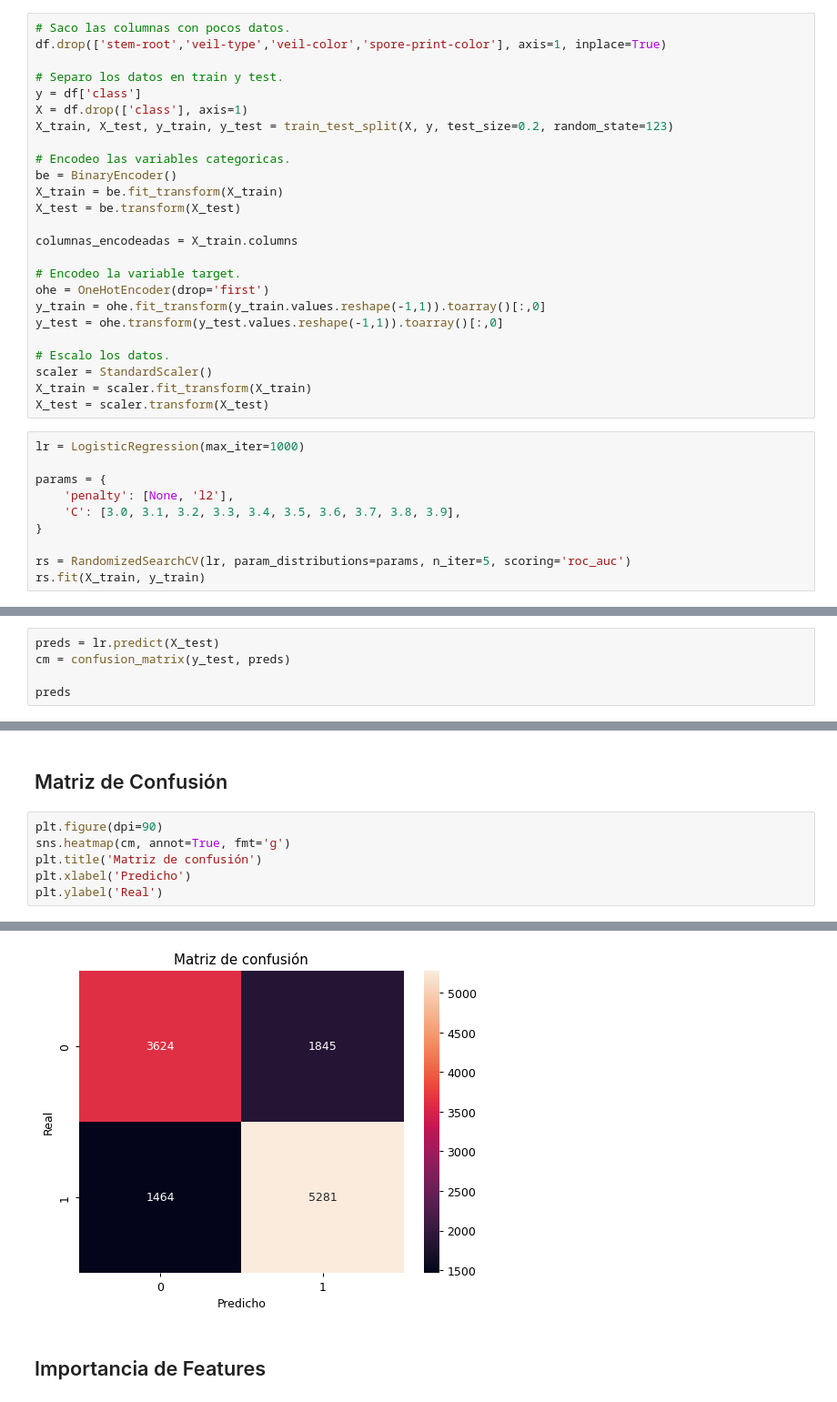
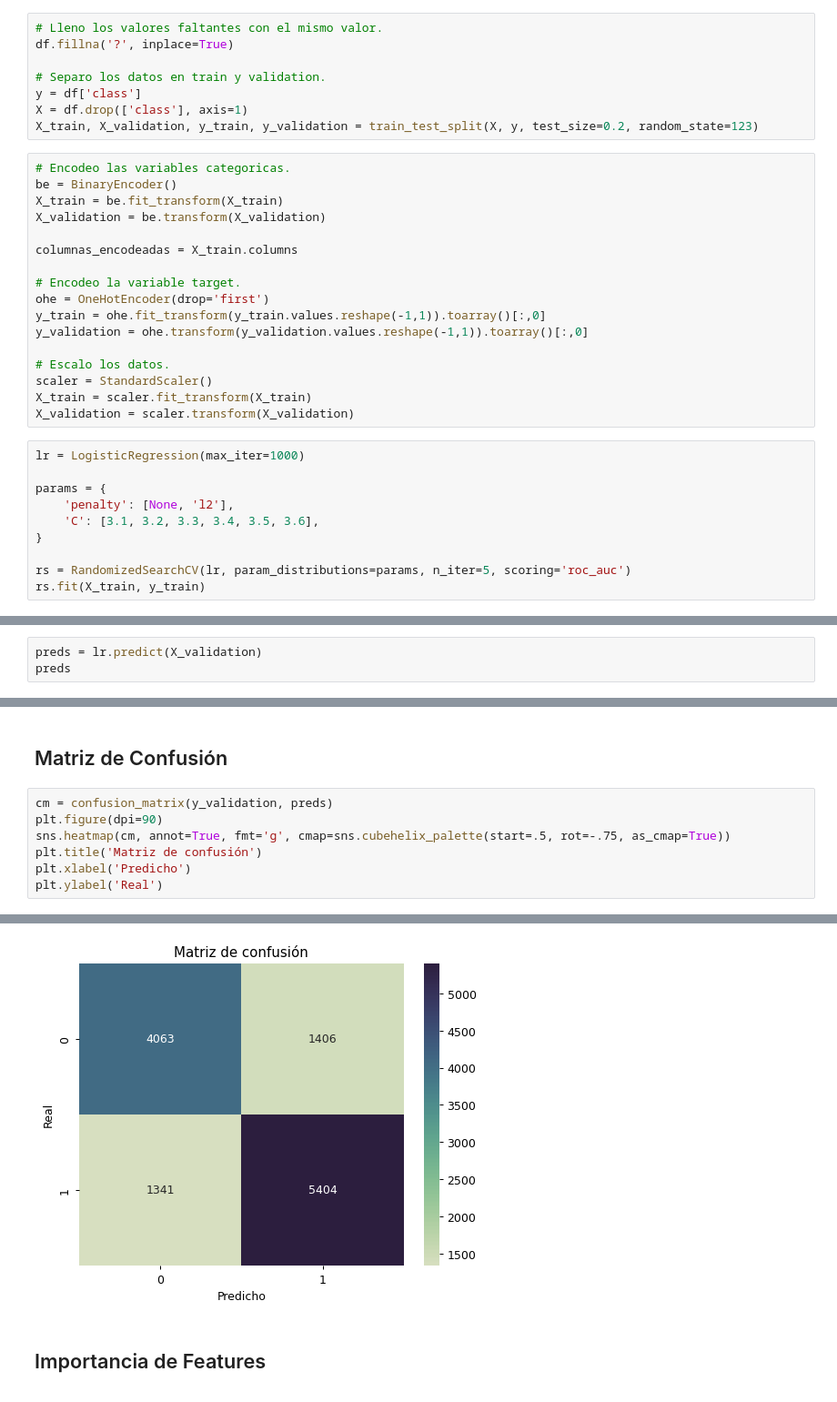
Before and after one commit to MarcosBianchii/Organizacion-de-Datos, a Jupyter notebook: TP2/baseline.ipynb, the cells around one changed output, grey strips where cells are left out. Shown at 91% size. Drawn from its saved outputs; the diff is of its cells as text.

```diff
--- a/TP2/baseline.ipynb
+++ b/TP2/baseline.ipynb
@@ -63,37 +65,37 @@ spore-print-color        6354
 habitat                 61069
 season                  61069
 dtype: int64
+# %%
+# Lleno los valores faltantes con el mismo valor.
+df.fillna('?', inplace=True)
+
+# Separo los datos en train y validation.
+y = df['class']
+X = df.drop(['class'], axis=1)
+X_train, X_validation, y_train, y_validation = train_test_split(X, y, test_size=0.2, random_state=123)
 # %%
-# Saco las columnas con pocos datos.
-df.drop(['stem-root','veil-type','veil-color','spore-print-color'], axis=1, inplace=True)
-
-# Separo los datos en train y test.
-y = df['class']
-X = df.drop(['class'], axis=1)
-X_train, X_test, y_train, y_test = train_test_split(X, y, test_size=0.2, random_state=123)
-
 # Encodeo las variables categoricas.
 be = BinaryEncoder()
 X_train = be.fit_transform(X_train)
-X_test = be.transform(X_test)
+X_validation = be.transform(X_validation)
 
 columnas_encodeadas = X_train.columns
 
 # Encodeo la variable target.
 ohe = OneHotEncoder(drop='first')
 y_train = ohe.fit_transform(y_train.values.reshape(-1,1)).toarray()[:,0]
-y_test = ohe.transform(y_test.values.reshape(-1,1)).toarray()[:,0]
+y_validation = ohe.transform(y_validation.values.reshape(-1,1)).toarray()[:,0]
 
 # Escalo los datos.
 scaler = StandardScaler()
 X_train = scaler.fit_transform(X_train)
-X_test = scaler.transform(X_test)
+X_validation = scaler.transform(X_validation)
 # %%
 lr = LogisticRegression(max_iter=1000)
 
 params = {
     'penalty': [None, 'l2'],
-    'C': [3.0, 3.1, 3.2, 3.3, 3.4, 3.5, 3.6, 3.7, 3.8, 3.9],
+    'C': [3.1, 3.2, 3.3, 3.4, 3.5, 3.6],
 }
 
 rs = RandomizedSearchCV(lr, param_distributions=params, n_iter=5, scoring='roc_auc')
@@ -121,6 +115,4 @@ cross_validate(lr, X_train, y_train, cv=5, scoring='roc_auc')
 # %%
-preds = lr.predict(X_test)
-cm = confusion_matrix(y_test, preds)
-
+preds = lr.predict(X_validation)
 preds
 # %% [output]
@@ -128,14 +120,15 @@ array([1., 1., 1., ..., 0., 0., 1.])
 # %% [markdown]
 ## Matriz de Confusión
 # %%
+cm = confusion_matrix(y_validation, preds)
 plt.figure(dpi=90)
-sns.heatmap(cm, annot=True, fmt='g')
+sns.heatmap(cm, annot=True, fmt='g', cmap=sns.cubehelix_palette(start=.5, rot=-.75, as_cmap=True))
 plt.title('Matriz de confusión')
 plt.xlabel('Predicho')
 plt.ylabel('Real')
 # %% [output]
 Text(45.25, 0.5, 'Real')
-[figure, old version]
+[figure, new version]
 # %% [markdown]
 ## Importancia de Features
 # %%
```
Also changed, not shown: parts of 7 cells of this notebook, 1 other file.
